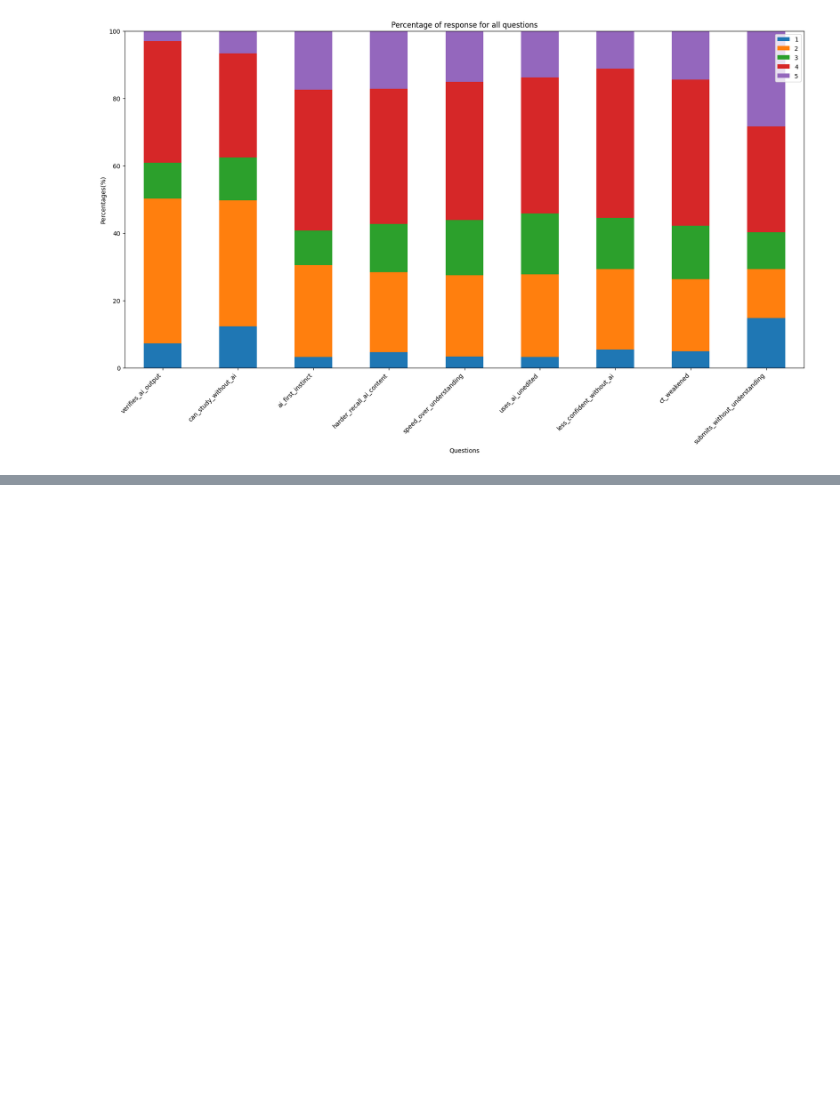
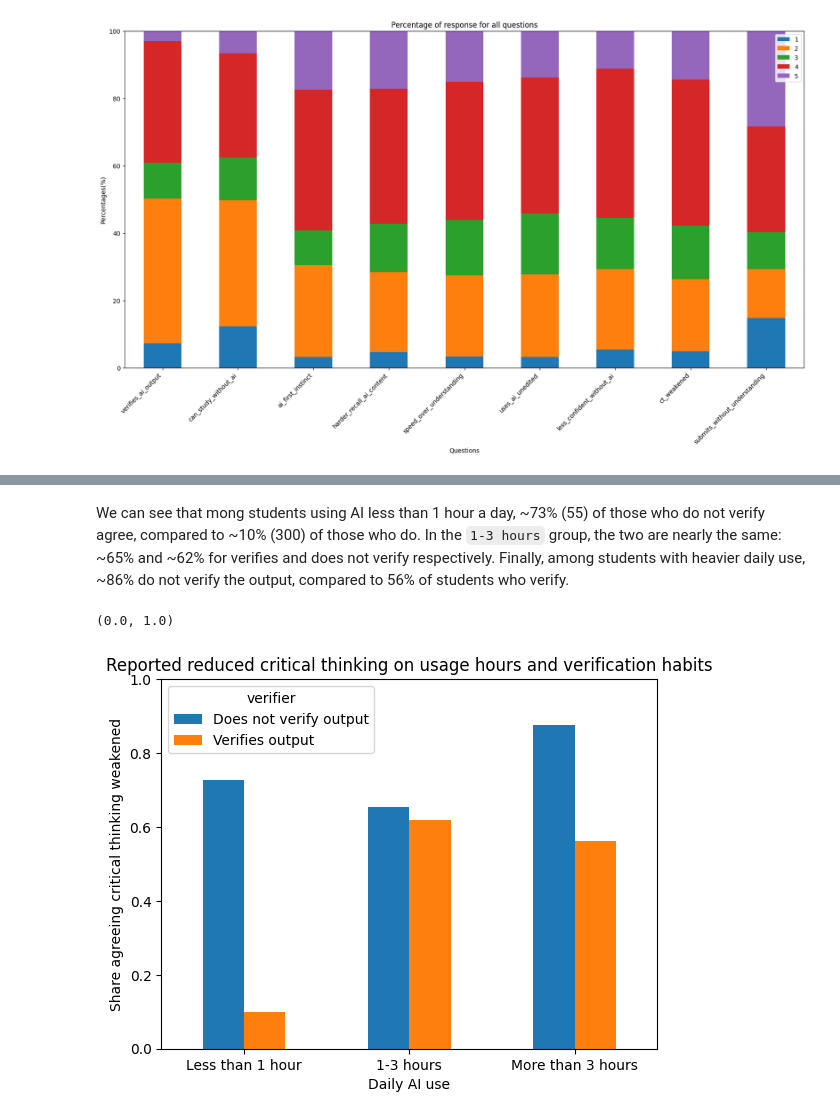
Before and after one commit to Henry6833/Henry6833.github.io, a Jupyter notebook: Milestone1.ipynb, the cells around one changed output, grey strips where cells are left out. Cells and saved outputs as stored; diff of their text form; code cells hidden in the pictures; blank space fills up the shorter version.

Commit message:
Completed my stat. It consists in based on the daily usage and output verification habits, analyze whether they weaken the students' perceived critical thinking.

```diff
--- a/Milestone1.ipynb
+++ b/Milestone1.ipynb
@@ -323,0 +332,7 @@ plt.ylim(0, 100)
+# %%
+dependency_survey["ct_weakened_agree"] = dependency_survey["ct_weakened"] >= 4
+dependency_survey["verifier"] = np.where(dependency_survey["verifies_ai_output"] >= 4, "Verifies output", "Does not verify output")
+
+usage_habits = dependency_survey.groupby(["daily_ai_use", "verifier"], observed=True)["ct_weakened_agree"].agg(["mean", "size"])
+usage_habits.rename(columns={"mean": "proportion_agree", "size": "count"}, inplace=True)
+usage_habits
@@ -323,0 +348,14 @@ plt.ylim(0, 100)
+# %% [markdown]
+We can see that mong students using AI less than 1 hour a day, ~73% (55) of those who do not verify agree, compared to ~10% (300) of those who do. In the `1-3 hours` group, the two are nearly the same: ~65% and ~62% for verifies and does not verify respectively. Finally, among students with heavier daily use, ~86% do not verify the output, compared to 56% of students who verify.
+# %%
+plot_data = usage_habits["proportion_agree"].unstack()
+plot_data = plot_data.reindex(["Less than 1 hour", "1-3 hours", "More than 3 hours"])
+
+ax = plot_data.plot(kind="bar", rot=0)
+ax.set_ylabel("Share agreeing critical thinking weakened")
+ax.set_xlabel("Daily AI use")
+ax.set_title("Reported reduced critical thinking on usage hours and verification habits")
+ax.set_ylim(0,1)
+# %% [output]
+(0.0, 1.0)
+[figure, added]
```
Also changed, not shown: parts of 15 cells of this notebook.
